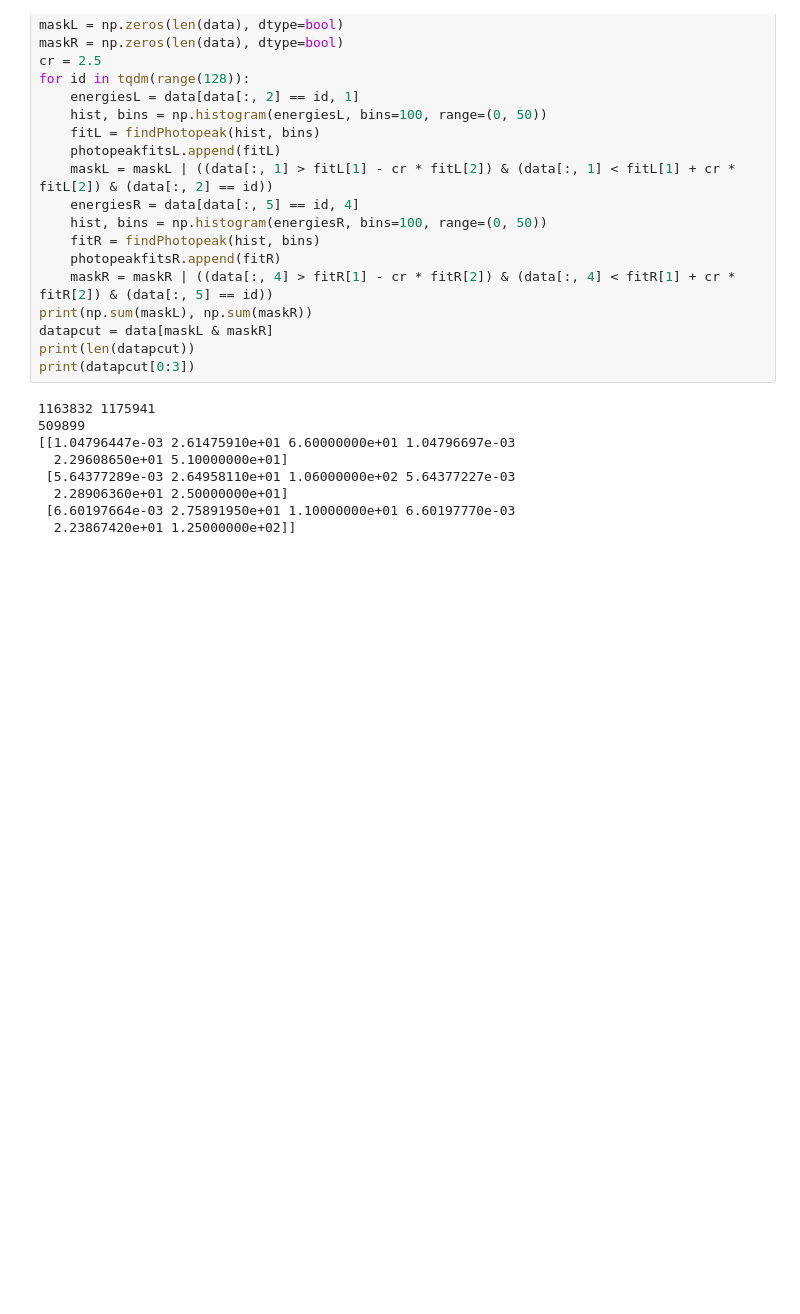
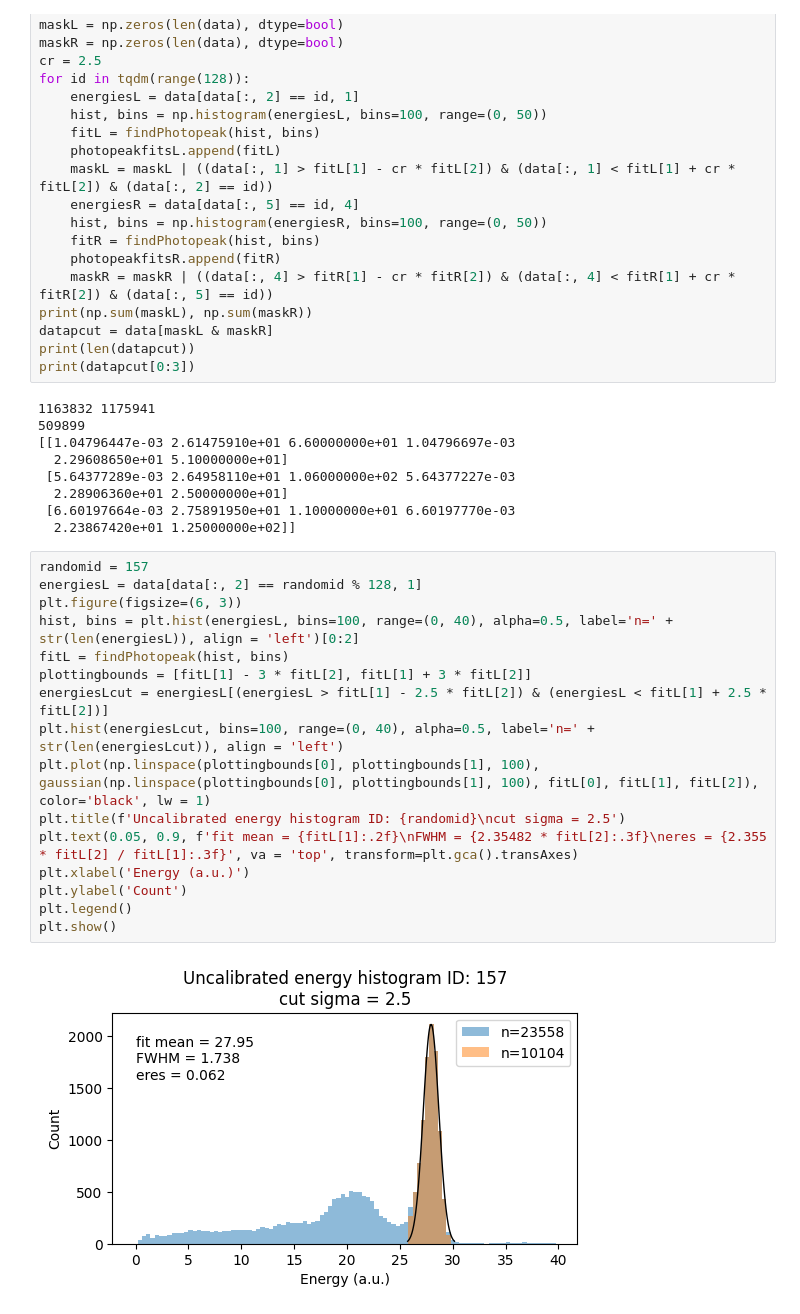
Before and after one commit to chenkale/TPPTComptonReconstruction, a Jupyter notebook: coincsanalysis.ipynb, the cells around one changed output. Cells and saved outputs as stored; diff of their text form; blank space fills up the shorter version.

```diff
--- a/coincsanalysis.ipynb
+++ b/coincsanalysis.ipynb
@@ -99,3 +100,21 @@ print(datapcut[0:3])
   2.28906360e+01 2.50000000e+01]
  [6.60197664e-03 2.75891950e+01 1.10000000e+01 6.60197770e-03
   2.23867420e+01 1.25000000e+02]]
+# %%
+randomid = 157
+energiesL = data[data[:, 2] == randomid % 128, 1]
+plt.figure(figsize=(6, 3))
+hist, bins = plt.hist(energiesL, bins=100, range=(0, 40), alpha=0.5, label='n=' + str(len(energiesL)), align = 'left')[0:2]
+fitL = findPhotopeak(hist, bins)
+plottingbounds = [fitL[1] - 3 * fitL[2], fitL[1] + 3 * fitL[2]]
+energiesLcut = energiesL[(energiesL > fitL[1] - 2.5 * fitL[2]) & (energiesL < fitL[1] + 2.5 * fitL[2])]
+plt.hist(energiesLcut, bins=100, range=(0, 40), alpha=0.5, label='n=' + str(len(energiesLcut)), align = 'left')
+plt.plot(np.linspace(plottingbounds[0], plottingbounds[1], 100), gaussian(np.linspace(plottingbounds[0], plottingbounds[1], 100), fitL[0], fitL[1], fitL[2]), color='black', lw = 1)
+plt.title(f'Uncalibrated energy histogram ID: {randomid}\ncut sigma = 2.5')
+plt.text(0.05, 0.9, f'fit mean = {fitL[1]:.2f}\nFWHM = {2.35482 * fitL[2]:.3f}\neres = {2.355 * fitL[2] / fitL[1]:.3f}', va = 'top', transform=plt.gca().transAxes)
+plt.xlabel('Energy (a.u.)')
+plt.ylabel('Count')
+plt.legend()
+plt.show()
+# %% [output]
+[figure, added]
```
Also changed, not shown: parts of 1 cell of this notebook, 2 other files.
